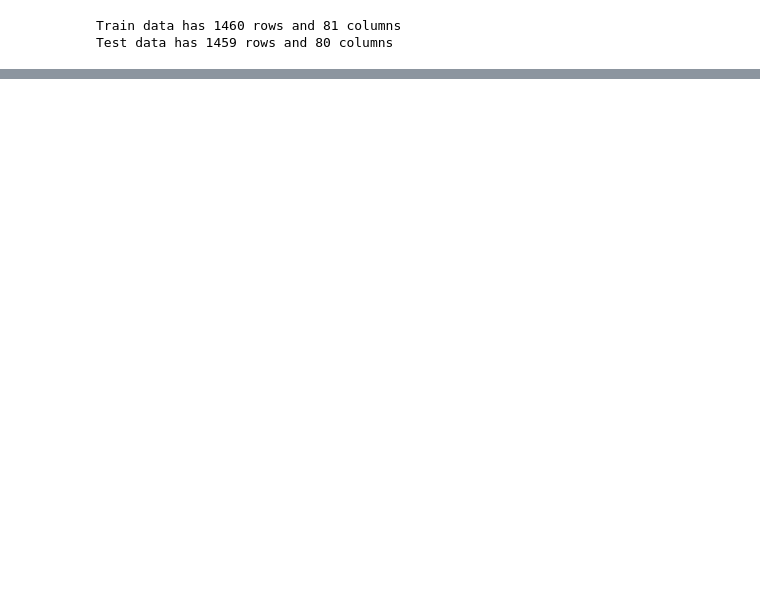
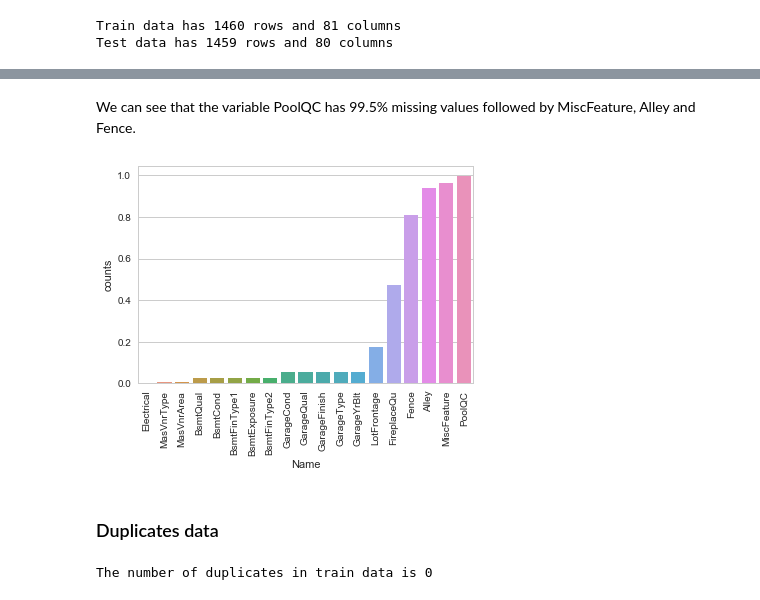
Before and after one commit to cyuss/house_prices, a Jupyter notebook: notebooks/exploration.ipynb, the cells around one changed output, grey strips where cells are left out. Saved outputs shown, nothing was run; the diff lists cells and outputs as text; code cells hidden in the pictures; blank space fills up the shorter version.

```diff
--- a/notebooks/exploration.ipynb
+++ b/notebooks/exploration.ipynb
@@ -51,0 +60,5 @@ Index(['LotFrontage', 'Alley', 'MasVnrType', 'MasVnrArea', 'BsmtQual',
+# %%
+miss = train.isnull().sum() / len(train)
+miss = miss[miss > 0]
+miss.sort_values(inplace=True)
+miss.apply(percentage)
@@ -51,0 +86,24 @@ Index(['LotFrontage', 'Alley', 'MasVnrType', 'MasVnrArea', 'BsmtQual',
+# %% [markdown]
+We can see that the variable PoolQC has 99.5% missing values followed by MiscFeature, Alley and Fence.
+# %%
+# prepare missing data for visualization
+miss = miss.to_frame()
+miss.columns = ['counts']
+miss.index.names = ['Name']
+miss['Name'] = miss.index
+
+# plot the missing value count
+sns.set(style='whitegrid', color_codes=True)
+sns.barplot(x='Name', y='counts', data=miss)
+plt.xticks(rotation=90)
+plt.show()
+# %% [output]
+[figure, added]
+# %% [markdown]
+### Duplicates data
+# %%
+# duplicates
+duplicates = sum(train.duplicated(train.columns.difference(["Id"])))
+print("The number of duplicates in train data is {}".format(duplicates))
+# %% [output]
+The number of duplicates in train data is 0
```
Also changed, not shown: parts of 22 cells of this notebook.
